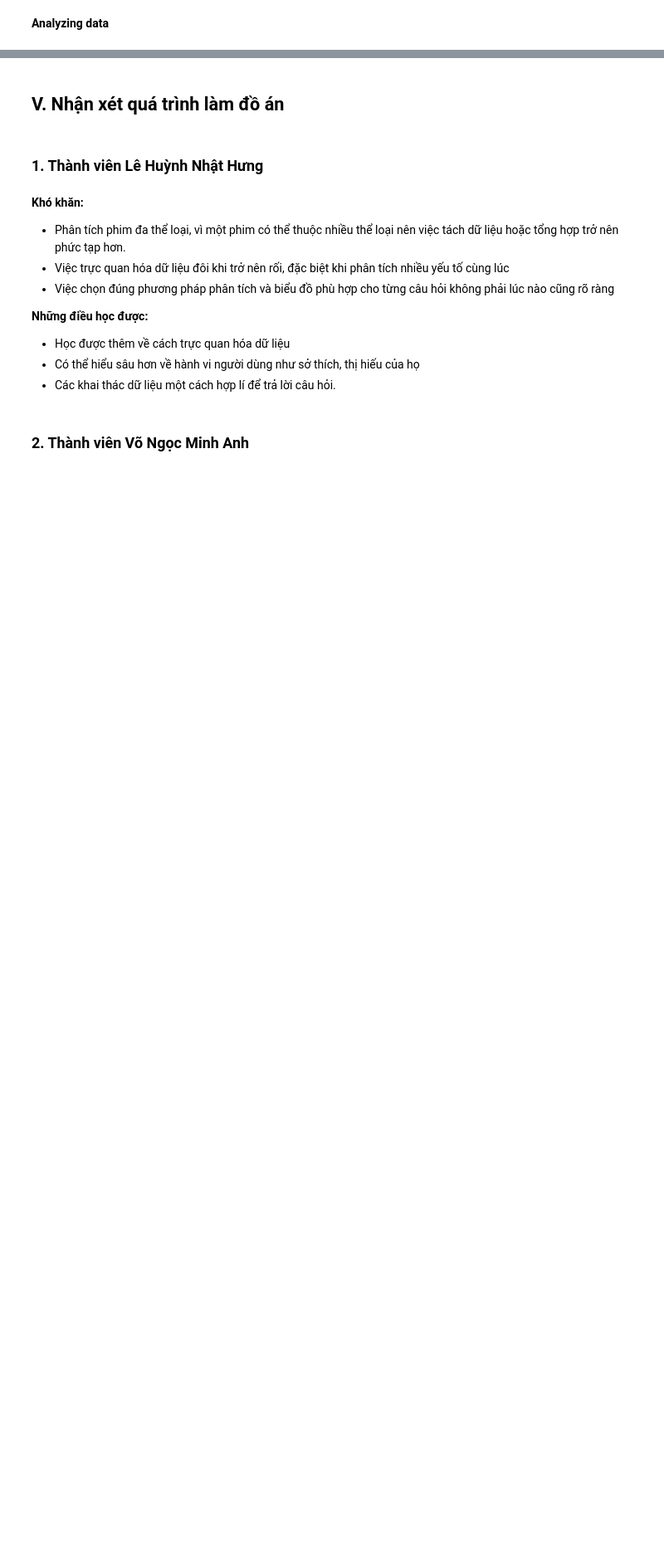
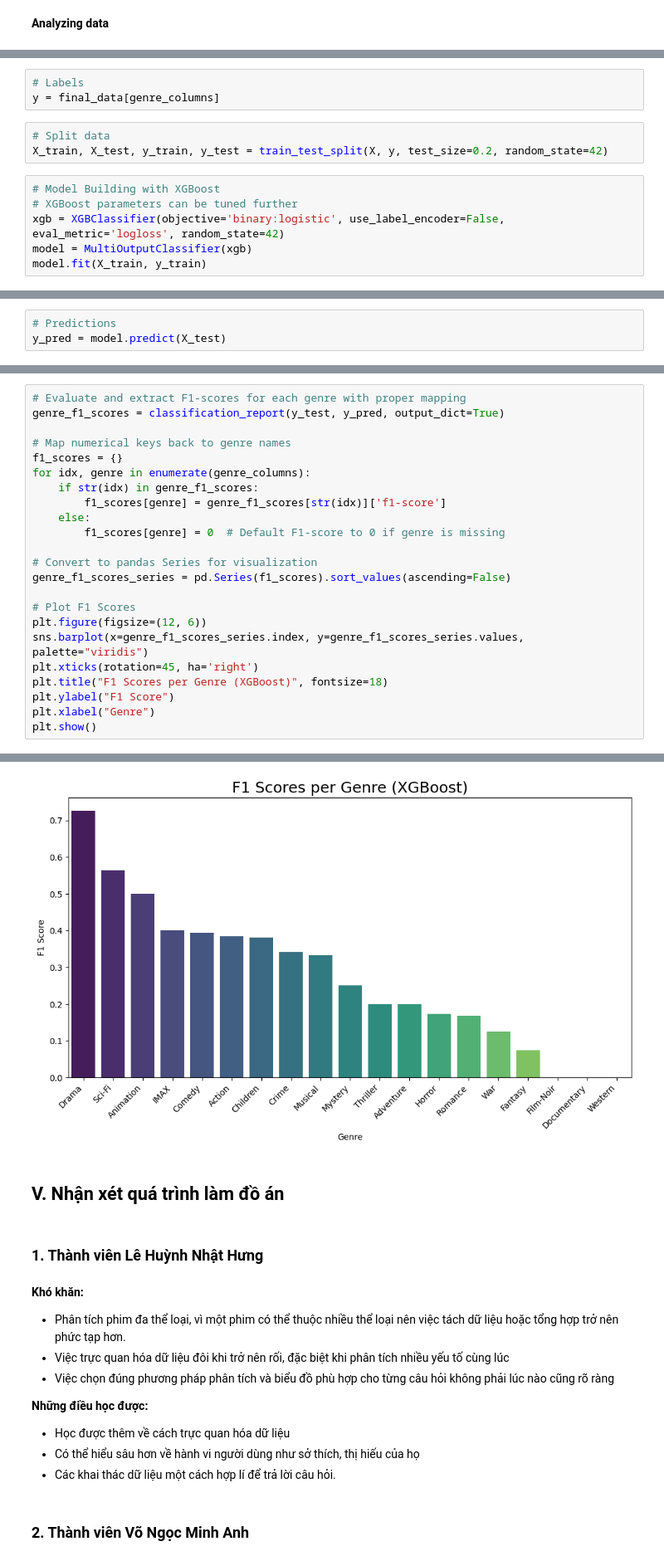
Before and after one commit to miavox/CSC17104-Final-Project, a Jupyter notebook: Project/Final_project.ipynb, the cells around one changed output, grey strips where cells are left out. Shown at 83% size. Saved outputs shown, nothing was run; the diff lists cells and outputs as text; blank space fills up the shorter version.

```diff
--- a/Project/Final_project.ipynb
+++ b/Project/Final_project.ipynb
@@ -1429,0 +1481,12 @@ Liệu có thể phân loại người dùng thành các nhóm yêu thích phim
+# %%
+# Labels
+y = final_data[genre_columns]
+# %%
+# Split data
+X_train, X_test, y_train, y_test = train_test_split(X, y, test_size=0.2, random_state=42)
+# %%
+# Model Building with XGBoost
+# XGBoost parameters can be tuned further
+xgb = XGBClassifier(objective='binary:logistic', use_label_encoder=False, eval_metric='logloss', random_state=42)
+model = MultiOutputClassifier(xgb)
+model.fit(X_train, y_train)
@@ -1429,0 +1523,3 @@ Liệu có thể phân loại người dùng thành các nhóm yêu thích phim
+# %%
+# Predictions
+y_pred = model.predict(X_test)
@@ -1429,0 +1555,24 @@ Liệu có thể phân loại người dùng thành các nhóm yêu thích phim
+# %%
+# Evaluate and extract F1-scores for each genre with proper mapping
+genre_f1_scores = classification_report(y_test, y_pred, output_dict=True)
+
+# Map numerical keys back to genre names
+f1_scores = {}
+for idx, genre in enumerate(genre_columns):
+    if str(idx) in genre_f1_scores:
+        f1_scores[genre] = genre_f1_scores[str(idx)]['f1-score']
+    else:
+        f1_scores[genre] = 0  # Default F1-score to 0 if genre is missing
+
+# Convert to pandas Series for visualization
+genre_f1_scores_series = pd.Series(f1_scores).sort_values(ascending=False)
+
+# Plot F1 Scores
+plt.figure(figsize=(12, 6))
+sns.barplot(x=genre_f1_scores_series.index, y=genre_f1_scores_series.values, palette="viridis")
+plt.xticks(rotation=45, ha='right')
+plt.title("F1 Scores per Genre (XGBoost)", fontsize=18)
+plt.ylabel("F1 Score")
+plt.xlabel("Genre")
+plt.show()
+# %% [output]
@@ -1430,3 +1588,4 @@ Liệu có thể phân loại người dùng thành các nhóm yêu thích phim
+[figure, added]
 # %% [markdown]
 ## V. Nhận xét quá trình làm đồ án  <a id="v"></a>
 # %% [markdown]
```
Also changed, not shown: parts of 16 cells of this notebook.
